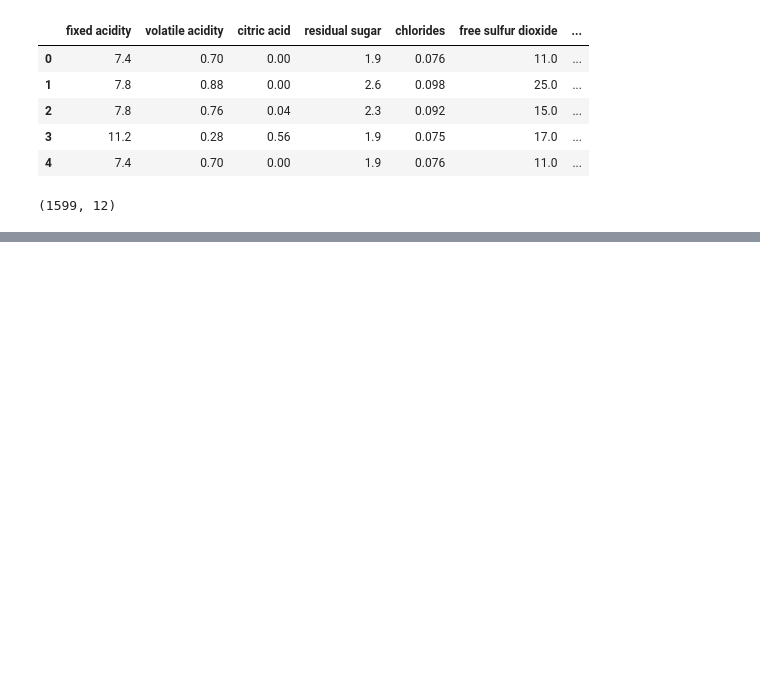
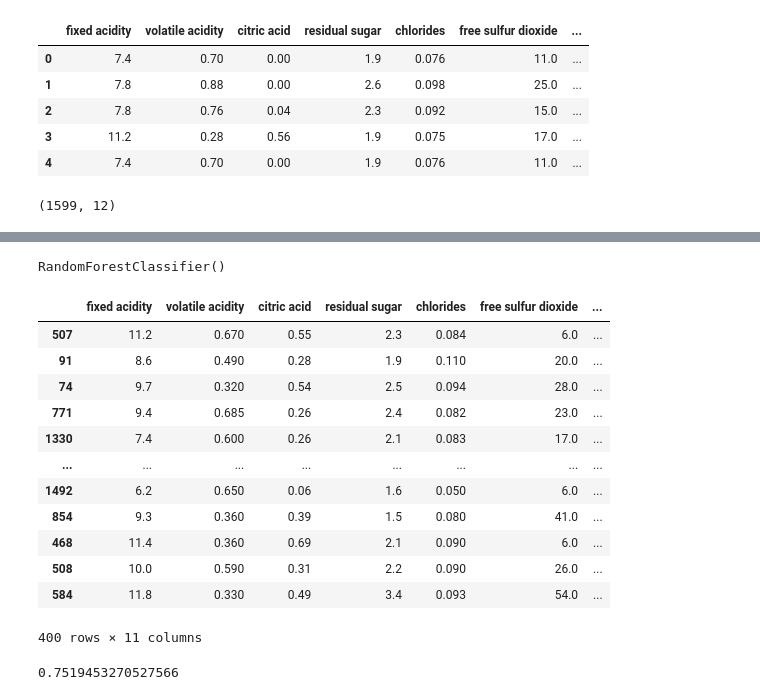
Before and after one commit to Shubham-Rajput1/mlflow2, a Jupyter notebook: test.ipynb, the cells around one changed output, grey strips where cells are left out. Saved outputs shown, nothing was run; the diff lists cells and outputs as text; code cells hidden in the pictures; blank space fills up the shorter version.

```diff
--- a/test.ipynb
+++ b/test.ipynb
@@ -52,0 +59,27 @@ test
+# %%
+X_train=train.drop(["quality"],axis=1)
+X_test=test.drop(["quality"],axis=1)
+
+y_train=train[["quality"]]
+y_test=test[["quality"]]
+# %%
+rf=RandomForestClassifier()
+rf.fit(X_train,y_train)
+# %% [output]
+RandomForestClassifier()
+# %%
+X_test
+# %% [output]
+|  | fixed acidity | volatile acidity | citric acid | residual sugar | chlorides | free sulfur dioxide | ... |
+| 507 | 11.2 | 0.670 | 0.55 | 2.3 | 0.084 | 6.0 | ... |
+| 91 | 8.6 | 0.490 | 0.28 | 1.9 | 0.110 | 20.0 | ... |
+| 74 | 9.7 | 0.320 | 0.54 | 2.5 | 0.094 | 28.0 | ... |
+| 771 | 9.4 | 0.685 | 0.26 | 2.4 | 0.082 | 23.0 | ... |
+| 1330 | 7.4 | 0.600 | 0.26 | 2.1 | 0.083 | 17.0 | ... |
+| ... | ... | ... | ... | ... | ... | ... | ... |
+| 1492 | 6.2 | 0.650 | 0.06 | 1.6 | 0.050 | 6.0 | ... |
+| 854 | 9.3 | 0.360 | 0.39 | 1.5 | 0.080 | 41.0 | ... |
+| 468 | 11.4 | 0.360 | 0.69 | 2.1 | 0.090 | 6.0 | ... |
+| 508 | 10.0 | 0.590 | 0.31 | 2.2 | 0.090 | 26.0 | ... |
+| 584 | 11.8 | 0.330 | 0.49 | 3.4 | 0.093 | 54.0 | ... |
+400 rows × 11 columns
@@ -52,0 +90,4 @@ test
+# %%
+roc_auc_score
+# %% [output]
+0.7519453270527566
```
Also changed, not shown: parts of 5 cells of this notebook, 1 other file.
